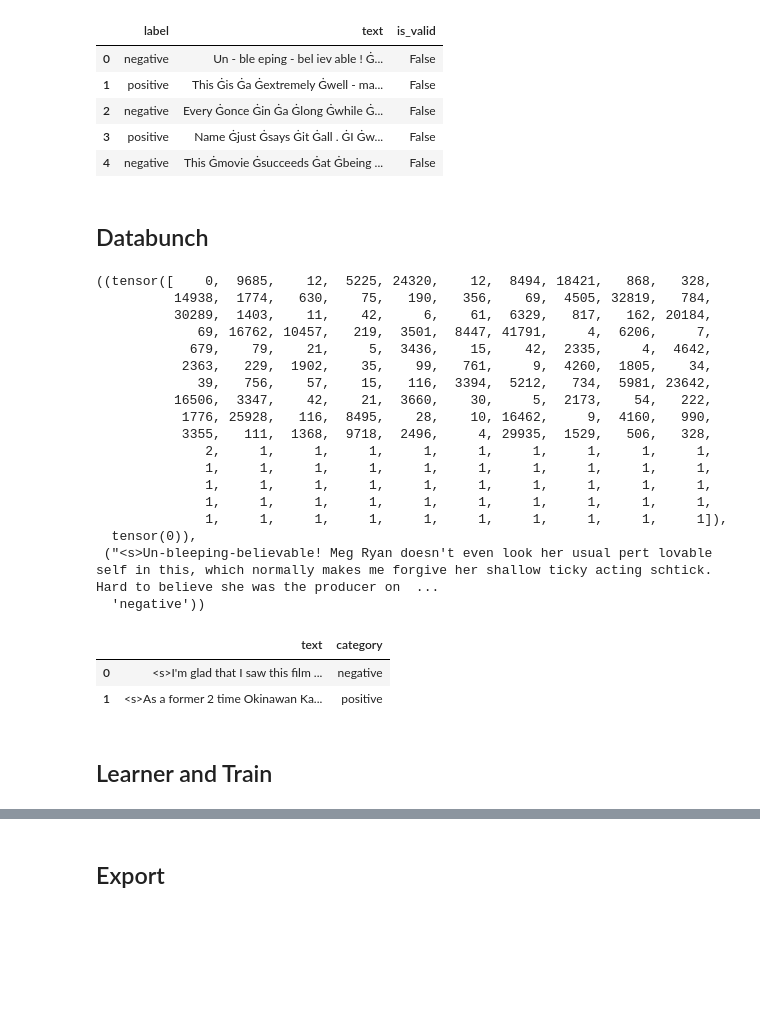
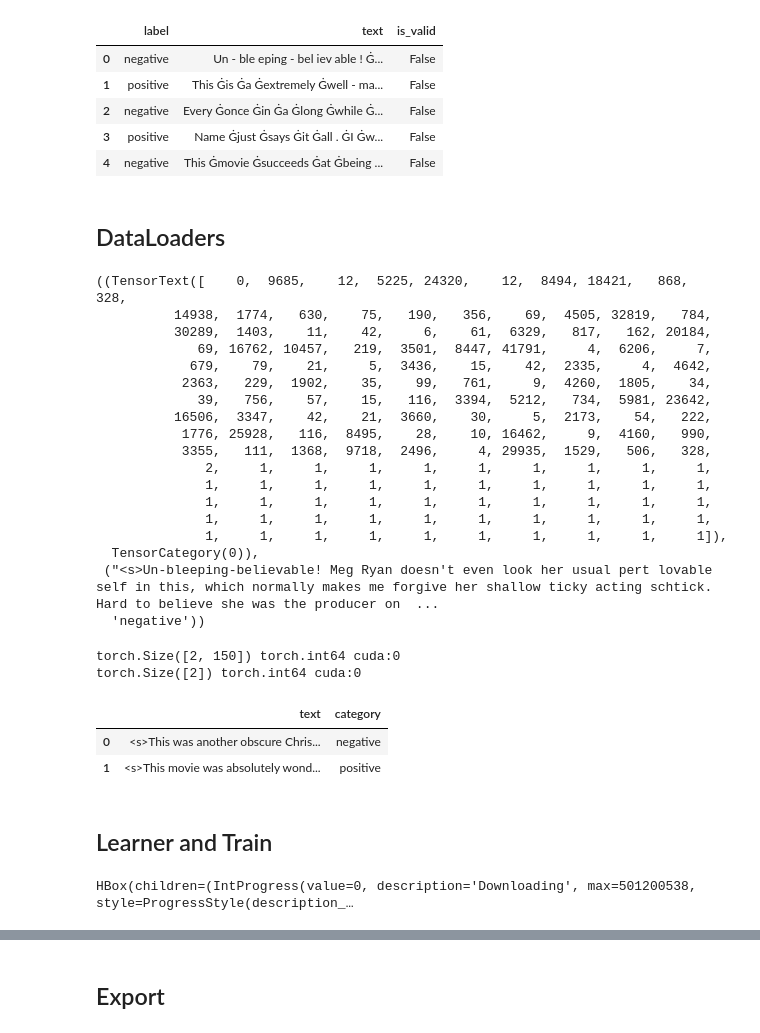
Before and after one commit to cwza/fastai_transformers_utils, a Jupyter notebook: nbs/99a_example_roberta_classification.ipynb, the cells around one changed output, grey strips where cells are left out. Saved outputs shown, nothing was run; the diff lists cells and outputs as text; code cells hidden in the pictures; blank space fills up the shorter version.

```diff
--- a/nbs/99a_example_roberta_classification.ipynb
+++ b/nbs/99a_example_roberta_classification.ipynb
@@ -58,17 +54,17 @@ tok_df.head()
 # tok_df.to_csv(f'{model_name}_tok.csv', index=False)
 # tok_df = pd.read_csv(f'{model_name}_tok.csv')
 # %% [markdown]
-## Databunch
+## DataLoaders
 # %%
 splits = ColSplitter()(tok_df)
 ds_tfms = [
     [attrgetter('text'), lambda x: x.split(' '), TransformersNumericalize(tokenizer), Pad2Max(max_len, tokenizer.pad_token_id)],
     [attrgetter("label"), Categorize()]
 ]
-dsrc = DataSource(tok_df, tfms=ds_tfms, splits=splits)
-dsrc.train[0], dsrc.decode(dsrc.train[0])
+dss = Datasets(tok_df, tfms=ds_tfms, splits=splits)
+dss.train[0], dss.decode(dss.train[0])
 # %% [output]
-((tensor([    0,  9685,    12,  5225, 24320,    12,  8494, 18421,   868,   328,
+((TensorText([    0,  9685,    12,  5225, 24320,    12,  8494, 18421,   868,   328,
           14938,  1774,   630,    75,   190,   356,    69,  4505, 32819,   784,
           30289,  1403,    11,    42,     6,    61,  6329,   817,   162, 20184,
              69, 16762, 10457,   219,  3501,  8447, 41791,     4,  6206,     7,
@@ -83,31 +79,34 @@ dsrc.train[0], dsrc.decode(dsrc.train[0])
               1,     1,     1,     1,     1,     1,     1,     1,     1,     1,
               1,     1,     1,     1,     1,     1,     1,     1,     1,     1,
               1,     1,     1,     1,     1,     1,     1,     1,     1,     1]),
-  tensor(0)),
+  TensorCategory(0)),
  ("<s>Un-bleeping-believable! Meg Ryan doesn't even look her usual pert lovable self in this, which normally makes me forgive her shallow ticky acting schtick. Hard to believe she was the producer on  ...
   'negative'))
 # %%
-def get_databunch(dsrc, bs: int):
-    return dsrc.databunch(bs=bs, after_batch=[Cuda()])
+def get_dataloaders(dss, bs: int):
+    return dss.dataloaders(bs=bs)
 
-dbunch = get_databunch(dsrc, bs=2)
-# for x in dbunch.train_dl:
-#     print(x[0].shape, x[0].dtype)
-#     print(x[1].shape, x[1].dtype)
+dls = get_dataloaders(dss, bs=2)
+# for x in dls.train:
+#     print(x[0].shape, x[0].dtype, x[0].device)
+#     print(x[1].shape, x[1].dtype, x[1].device)
 #     break
+# %% [output]
+torch.Size([2, 150]) torch.int64 cuda:0
+torch.Size([2]) torch.int64 cuda:0
 # %%
-dbunch.show_batch(max_n=2)
+dls.show_batch(max_n=2)
 # %% [output]
 |  | text | category |
-| 0 | <s>I'm glad that I saw this film ... | negative |
-| 1 | <s>As a former 2 time Okinawan Ka... | positive |
+| 0 | <s>This was another obscure Chris... | negative |
+| 1 | <s>This movie was absolutely wond... | positive |
 # %% [markdown]
 ## Learner and Train
 # %%
-dbunch = get_databunch(dsrc, bs=64)
+dbunch = get_dataloaders(dss, bs=64)
 model = AutoModelForSequenceClassification.from_pretrained(model_name)
 model.config.num_labels=num_class
-learn = Learner(dbunch,
+learn = Learner(dls,
                 model,
                 loss_func=CrossEntropyLossFlat(),
                 opt_func=ranger,
@@ -115,6 +114,8 @@ learn = Learner(dbunch,
                 cbs=[BertSeqClassificationCallback(tokenizer.pad_token_id)],
                 metrics=[accuracy],
                )
+# %% [output]
+HBox(children=(IntProgress(value=0, description='Downloading', max=501200538, style=ProgressStyle(description_…
 # %%
 learn.freeze_to(-1)
 learn.summary()
```
Also changed, not shown: parts of 6 cells of this notebook, 6 other files.
